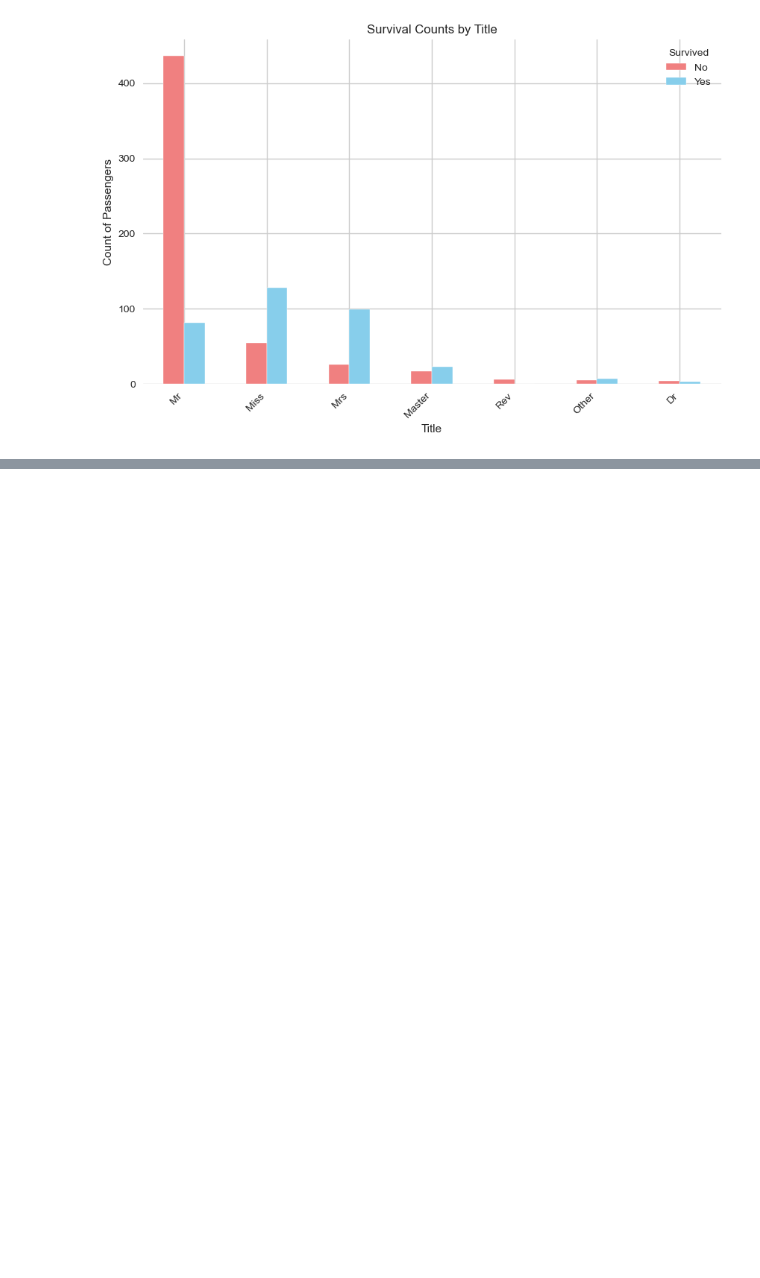
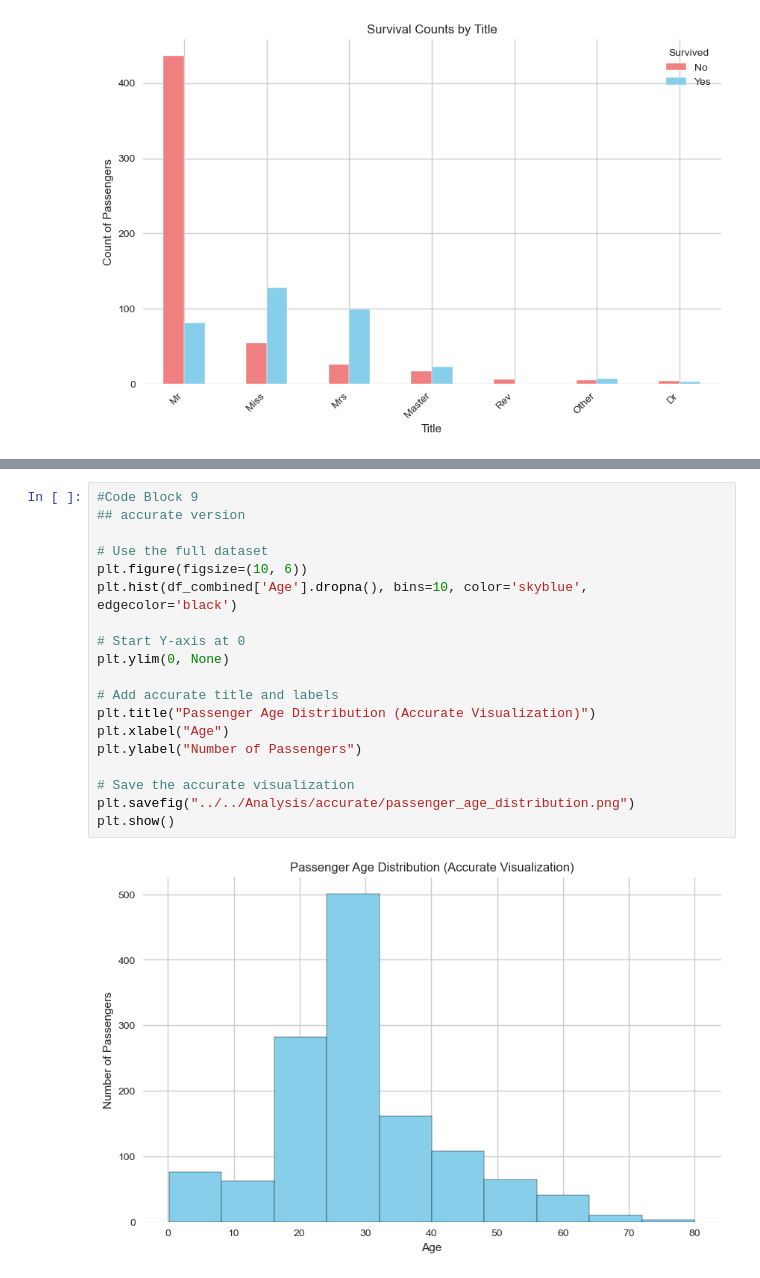
Before and after one commit to aidan-kleinman-2026/DATA6550-Visualization, a Jupyter notebook: Code/Kleinman/Data_Visualization.ipynb, the cells around one changed output, grey strips where cells are left out. Drawn from its saved outputs; the diff is of its cells as text; blank space fills up the shorter version.

```diff
--- a/Code/Kleinman/Data_Visualization.ipynb
+++ b/Code/Kleinman/Data_Visualization.ipynb
@@ -146,0 +250,21 @@ plt.show()
+# %%
+#Code Block 9
+## accurate version
+
+# Use the full dataset
+plt.figure(figsize=(10, 6))
+plt.hist(df_combined['Age'].dropna(), bins=10, color='skyblue', edgecolor='black')
+
+# Start Y-axis at 0
+plt.ylim(0, None)
+
+# Add accurate title and labels
+plt.title("Passenger Age Distribution (Accurate Visualization)")
+plt.xlabel("Age")
+plt.ylabel("Number of Passengers")
+
+# Save the accurate visualization
+plt.savefig("../../Analysis/accurate/passenger_age_distribution.png")
+plt.show()
+# %% [output]
+[figure, added]
```
Also changed, not shown: parts of 9 cells of this notebook, 4 other files.
